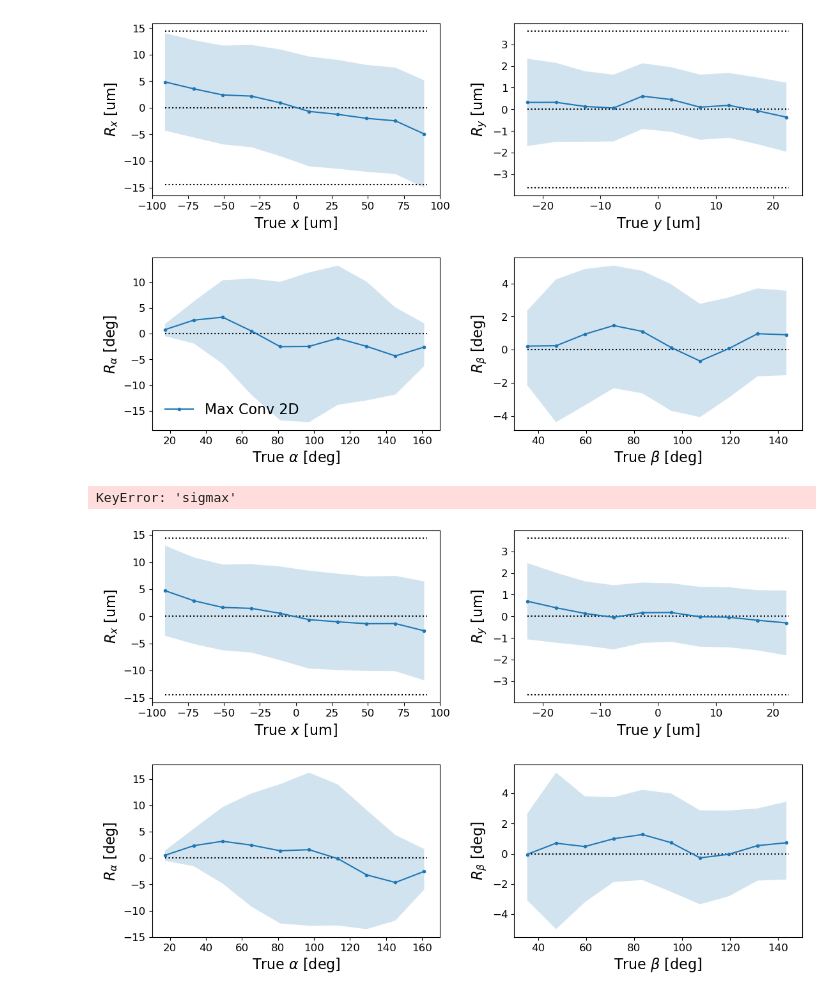
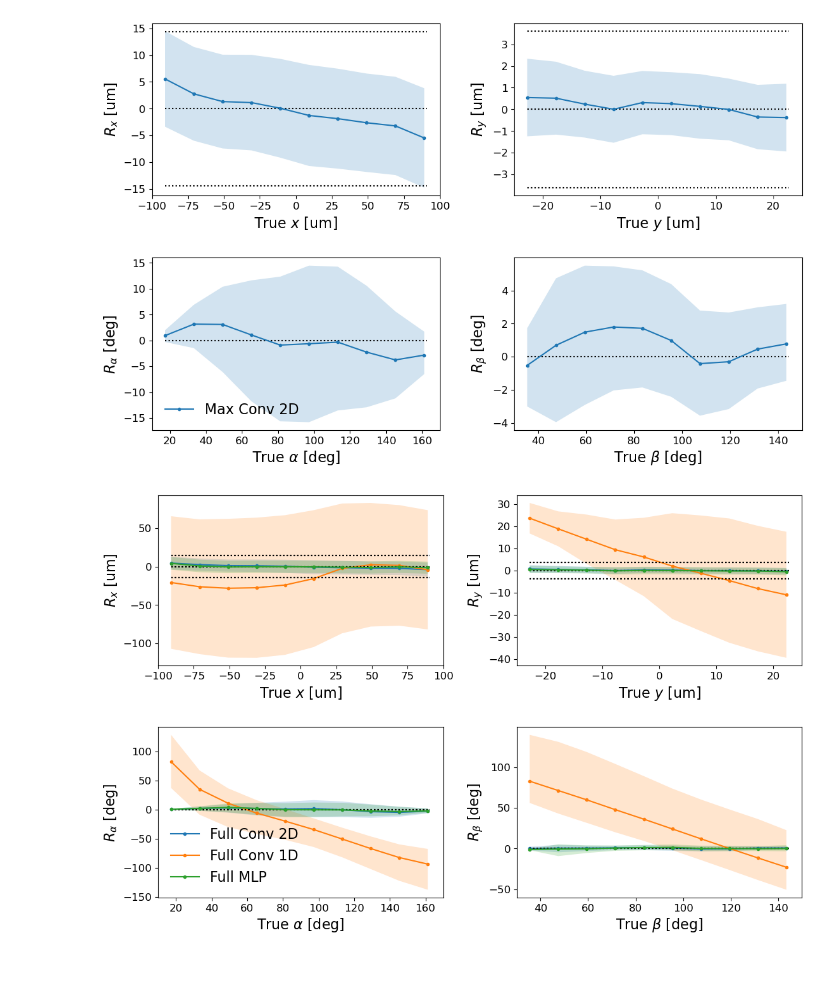
Before and after one commit to smart-pix/smart-pixels-ml, a Jupyter notebook: summary-plots/residuals-vs-truth-2s.ipynb, the cells around one changed output. Cells and saved outputs as stored; diff of their text form; code cells hidden in the pictures; blank space fills up the shorter version.

```diff
--- a/summary-plots/residuals-vs-truth-2s.ipynb
+++ b/summary-plots/residuals-vs-truth-2s.ipynb
@@ -87,8 +87,8 @@ def residual_plot(ax, thisdf, var1, var2, name, lims=[-1,1]):
 
     return line
 # %%
-models = ["max_2dconv_noquant_2t"]
-names = {"max_2dconv_noquant_2t":'Max Conv 2D'}
+models = ["max_2dconv_2-noquant_2t"]
+names = {"max_2dconv_2-noquant_2t":'Max Conv 2D'}
 
 fig, axes = plt.subplots(2,2,figsize=(12,8),constrained_layout=True)
 fig.tight_layout(pad=4.0)
@@ -98,7 +98,7 @@ dump = []
 
 for m in models:
 
-    df = pd.read_parquet('dataset2s/'+m+'.parquet')
+    df = pd.read_parquet('dataset2s/predictions_'+m+'.parquet')
 
     for v in ['x','y']:
         df['upsigma'+v] = df['sigma'+v]
@@ -114,41 +114,40 @@ axes[1][0].legend(lines,[names[m] for m in models], fontsize=fontsize, frameon=F
 plt.savefig("dataset2s/plots/residuals_max.png")
 plt.savefig("dataset2s/plots/residuals_max.pdf")
 # %% [output]
-[figure, old version]
+[figure, new version]
 # %%
-models = ["full_2dconv_noquant_2t",
-          "full_1dconv_noquant_2t",
-          "full_mlp_noquant_2t"]
-names = {"full_2dconv_noquant_2t":'Full Conv 2D',
-         "full_1dconv_noquant_2t":'Full Conv 1D',
-         "full_mlp_noquant_2t":'Full MLP'}
+models = ["full_2dconv_2-noquant_2t",
+          "full_1dconv_2-noquant_2t",
+          "full_mlp_2-noquant_2t"]
+names = {"full_2dconv_2-noquant_2t":'Full Conv 2D',
+         "full_1dconv_2-noquant_2t":'Full Conv 1D',
+         "full_mlp_2-noquant_2t":'Full MLP'}
 
 fig, axes = plt.subplots(2,2,figsize=(12,8),constrained_layout=True)
 fig.tight_layout(pad=4.0)
 
 lines = []
 dump = []
 
 for m in models:
 
-    df = pd.read_parquet('dataset2s/'+m+'.parquet')
+    df = pd.read_parquet('dataset2s/predictions_'+m+'.parquet')
 
     for v in ['x','y']:
         df['upsigma'+v] = df['sigma'+v]
         df['downsigma'+v] = df['sigma'+v]
 
     lines += residual_plot(axes[0][0],df,'xtrue','x',r'$x$ [um]',lims = xlims)
     dump += residual_plot(axes[0][1],df,'ytrue','y',r'$y$ [um]',lims = ylims)
     dump += residual_plot(axes[1][0],df,'Atrue','A',r'$\alpha$ [deg]',lims=[10,170])
     dump += residual_plot(axes[1][1],df,'Btrue','B',r'$\beta$ [deg]',lims=[30,150])
 
 axes[1][0].legend(lines,[names[m] for m in models], fontsize=fontsize, frameon=False, loc='lower left')
 
 plt.savefig("dataset2s/plots/residuals_full.png")
 plt.savefig("dataset2s/plots/residuals_full.pdf")
 # %% [output]
-KeyError: 'sigmax'
-[figure, old version]
+[figure, new version]
 # %%
 def residual_plot_slim(ax, thisdf, var1, var2, name, lims=[-1,1]):
 
```
Also changed, not shown: parts of 5 cells of this notebook, 20 other files.
